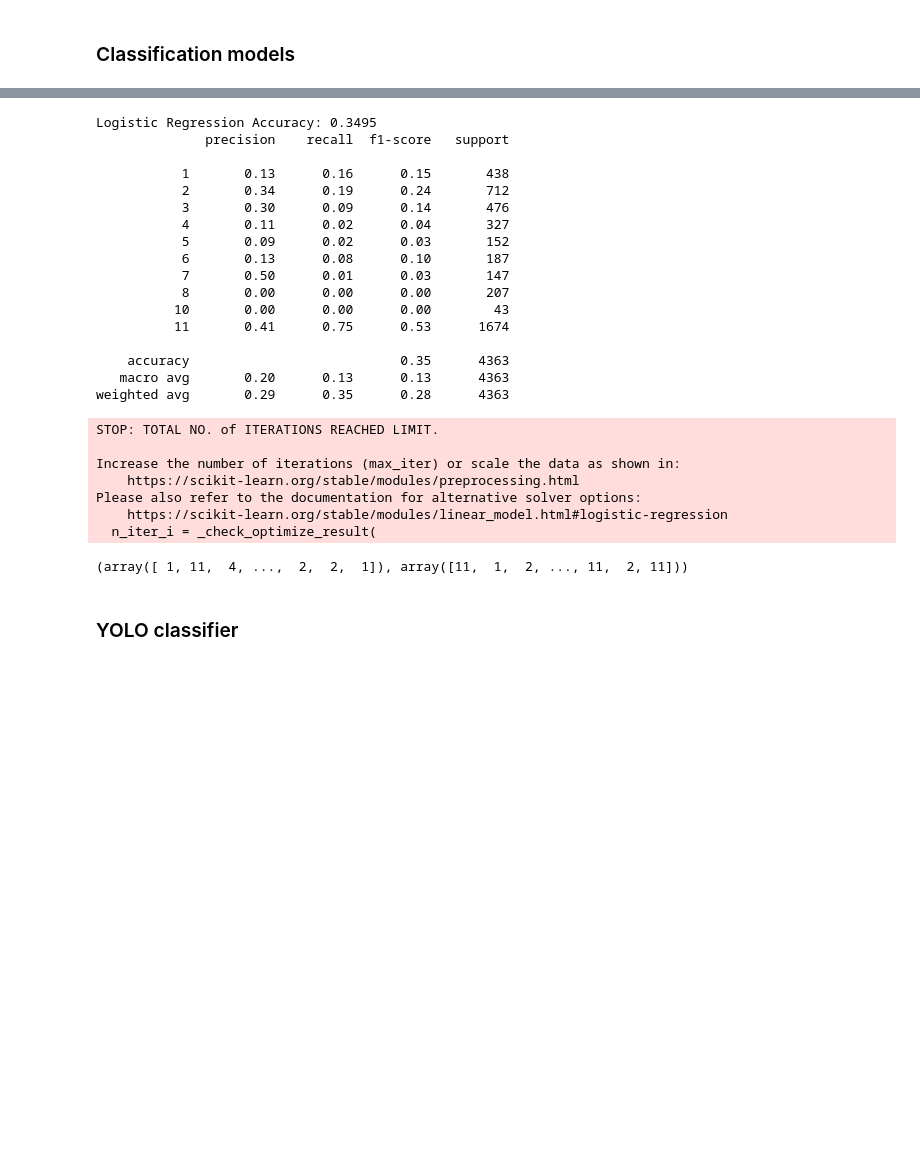
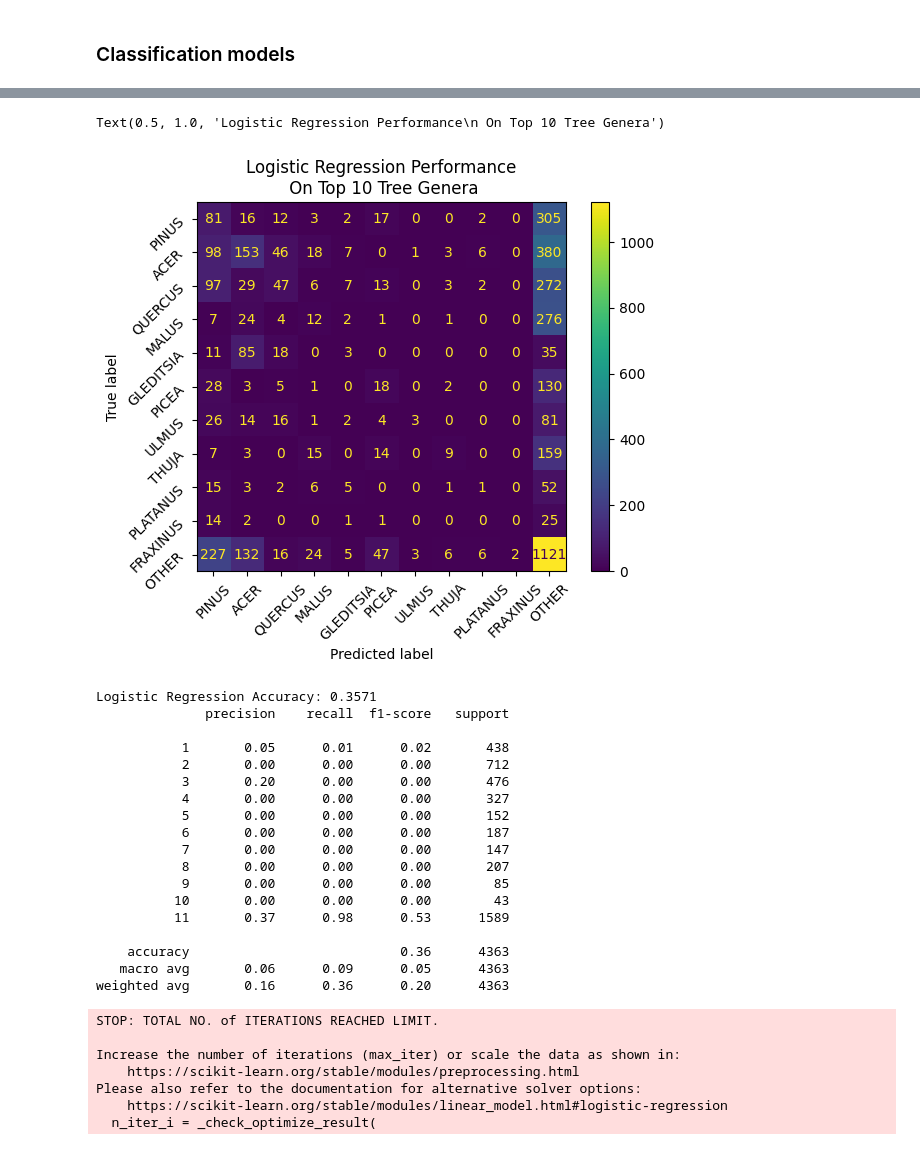
Before and after one commit to ESiler/remote_tree_ID, a Jupyter notebook: 06_single_tree_models.ipynb, the cells around one changed output, grey strips where cells are left out. Drawn from its saved outputs; the diff is of its cells as text; code cells hidden in the pictures; blank space fills up the shorter version.

```diff
--- a/06_single_tree_models.ipynb
+++ b/06_single_tree_models.ipynb
@@ -42,4 +42 @@ df.sample(3)
 3 rows × 52 columns
-# %%
-train_zones = list(xval_zones['ZONE'].loc[xval_zones['ASSIGNMENT'] == 'train'])
-val_zones = list(xval_zones['ZONE'].loc[xval_zones['ASSIGNMENT'] == 'val'])
@@ -185,10 +224,9 @@ Random Forest - Mean Squared Error: 57.8000, R-squared: 0.1498
 # %%
-### Conifer vs. Broadleaf
-## Logistic Regression
-X_train, X_val, y_train, y_val = single_tree_tts(y_metric='CONIFER_CAT')
+### Top genera classification
+X_train, X_val, y_train, y_val = single_tree_tts(y_metric='GENUS_CAT')
 
-# Instantiate the model
-logistic_reg = LogisticRegression(max_iter=1000, random_state=42)
+# logistic regression
+logistic_reg = LogisticRegression(max_iter=10000, random_state=42)
 
 # Train the model
 logistic_reg.fit(X_train, y_train)
@@ -200,4 +238,5 @@ y_pred = logistic_reg.predict(X_val)
 accuracy = accuracy_score(y_val, y_pred)
 print(f"Logistic Regression Accuracy: {accuracy:.4f}")
 print(classification_report(y_val, y_pred))
+cm3 = confusion_matrix(y_val, y_pred)
 # %% [output]
@@ -213,38 +268,61 @@ weighted avg       0.69      0.73      0.70      4363
+# %%
+genera = list(genus_codes.keys())
+genera.append('OTHER')
+# %%
+genus_codes
+disp = ConfusionMatrixDisplay(confusion_matrix=cm3,
+                              display_labels=genera)
+
+disp.plot()
+plt.xticks(rotation=45)  # Rotate x-axis labels
+plt.yticks(rotation=45)  # Rotate y-axis labels
+plt.title("Logistic Regression Performance\n On Top 10 Tree Genera")
+# %% [output]
+Text(0.5, 1.0, 'Logistic Regression Performance\n On Top 10 Tree Genera')
+[figure, added]
 # %%
-### Top genera classification
+### Top genera classification: random edition!!
 X_train, X_val, y_train, y_val = single_tree_tts(y_metric='GENUS_CAT')
+
+shuffler = np.random.default_rng(42)
+y_train_random = y_train.copy()
+shuffler.shuffle(y_train_random)
+y_val_random = y_val.copy()
+shuffler.shuffle(y_val_random)
 
 # logistic regression
 logistic_reg = LogisticRegression(max_iter=10000, random_state=42)
 
 # Train the model
-logistic_reg.fit(X_train, y_train)
+logistic_reg.fit(X_train, y_train_random)
 
 # Predict on the test set
 y_pred = logistic_reg.predict(X_val)
 
 # Evaluate the model
-accuracy = accuracy_score(y_val, y_pred)
+accuracy = accuracy_score(y_val_random, y_pred)
 print(f"Logistic Regression Accuracy: {accuracy:.4f}")
-print(classification_report(y_val, y_pred))
+print(classification_report(y_val_random, y_pred))
+cm4 = confusion_matrix(y_val_random, y_pred)
 # %% [output]
-Logistic Regression Accuracy: 0.3495
+Logistic Regression Accuracy: 0.3571
               precision    recall  f1-score   support
 
-           1       0.13      0.16      0.15       438
-           2       0.34      0.19      0.24       712
-           3       0.30      0.09      0.14       476
-           4       0.11      0.02      0.04       327
-           5       0.09      0.02      0.03       152
-           6       0.13      0.08      0.10       187
-           7       0.50      0.01      0.03       147
+           1       0.05      0.01      0.02       438
+           2       0.00      0.00      0.00       712
+           3       0.20      0.00      0.00       476
+           4       0.00      0.00      0.00       327
+           5       0.00      0.00      0.00       152
+           6       0.00      0.00      0.00       187
+           7       0.00      0.00      0.00       147
            8       0.00      0.00      0.00       207
+           9       0.00      0.00      0.00        85
           10       0.00      0.00      0.00        43
-          11       0.41      0.75      0.53      1674
+          11       0.37      0.98      0.53      1589
 
-    accuracy                           0.35      4363
-   macro avg       0.20      0.13      0.13      4363
-weighted avg       0.29      0.35      0.28      4363
+    accuracy                           0.36      4363
+   macro avg       0.06      0.09      0.05      4363
+weighted avg       0.16      0.36      0.20      4363
 STOP: TOTAL NO. of ITERATIONS REACHED LIMIT.
 
 Increase the number of iterations (max_iter) or scale the data as shown in:
@@ -252,12 +330,3 @@ Increase the number of iterations (max_iter) or scale the data as shown in:
 Please also refer to the documentation for alternative solver options:
     https://scikit-learn.org/stable/modules/linear_model.html#logistic-regression
   n_iter_i = _check_optimize_result(
-# %%
-shuffler = np.random.default_rng(42)
-y_train_random = y_train.copy()
-shuffler.shuffle(y_train_random)
-y_train, y_train_random
-# %% [output]
-(array([ 1, 11,  4, ...,  2,  2,  1]), array([11,  1,  2, ..., 11,  2, 11]))
-# %% [markdown]
-### YOLO classifier
```
Also changed, not shown: parts of 27 cells of this notebook, 3 other files.
